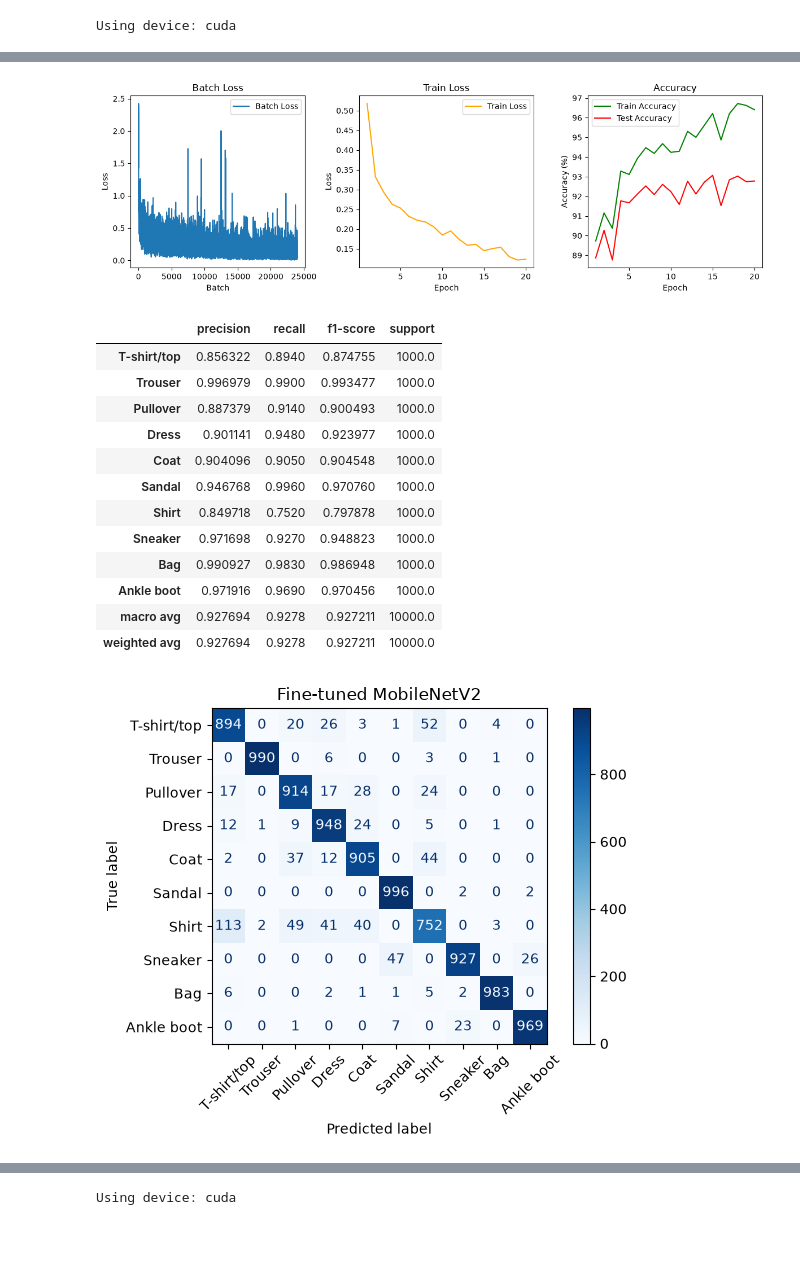
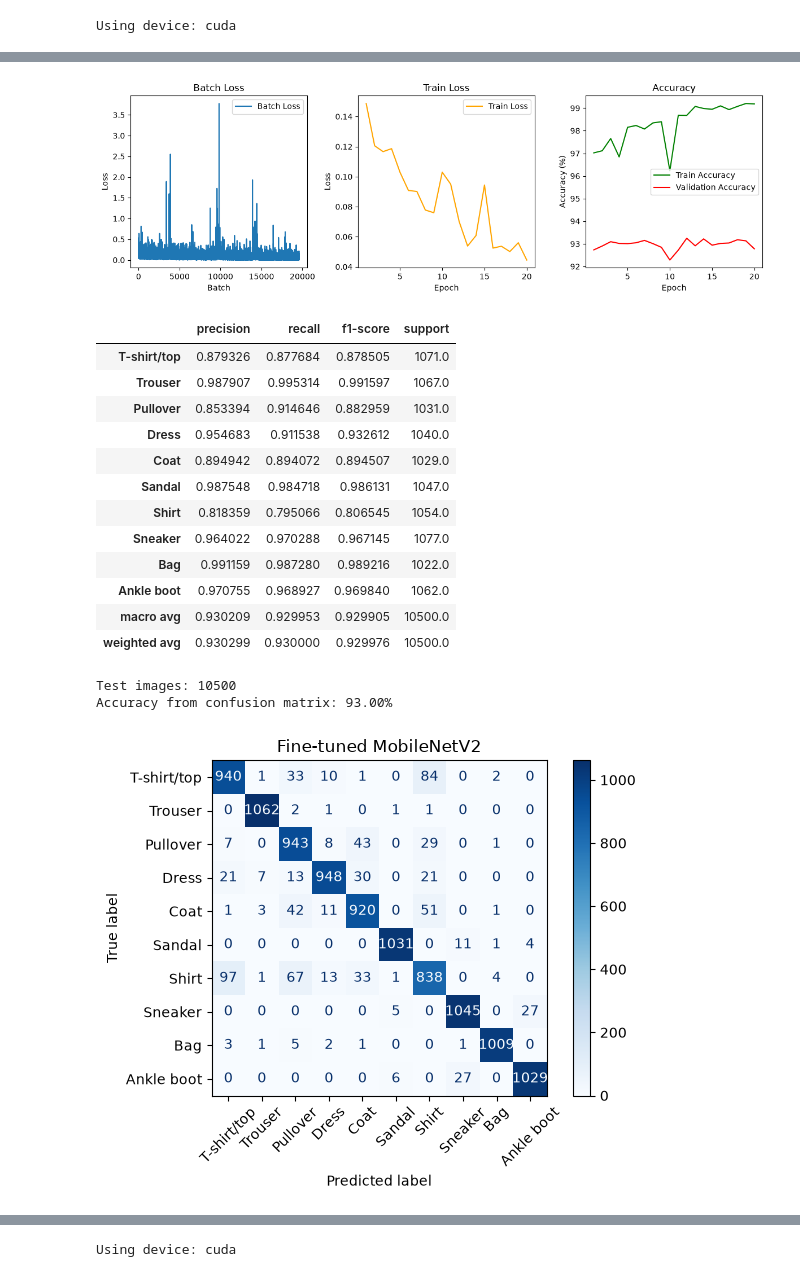
Before and after one commit to chabi1773/EN3150_Assignment_03_Team-FrameX, a Jupyter notebook: PR_assignment.ipynb, the cells around one changed output, grey strips where cells are left out. Drawn from its saved outputs; the diff is of its cells as text; code cells hidden in the pictures; blank space fills up the shorter version.

```diff
--- a/PR_assignment.ipynb
+++ b/PR_assignment.ipynb
@@ -2352,7 +2355,7 @@ for epoch in range(epochs):
 
     # --- FIXED: Calculate accuracy per epoch inside the loop ---
     train_acc = accuracy(trainloader)
-    test_acc = accuracy(testloader)
+    val_acc = accuracy(valloader)
     mobilenetv2_train_accuracies.append(train_acc)
     mobilenetv2_val_accuracies.append(val_acc)
 
@@ -2361,4 +2364,5 @@ mobilenetv2_end = time.time()
 mobilenetv2_time = mobilenetv2_end - mobilenetv2_start
 print("time for training", mobilenetv2_time, "seconds")
 mobilenetv2_test_accuracy = accuracy(testloader)
+print(f"Test Accuracy:{mobilenetv2_test_accuracy:.2f}")
 # %% [output]
@@ -2406,7 +2410,7 @@ plt.legend()
 plt.tight_layout()
 plt.show()
 # %% [output]
-[figure, old version]
+[figure, new version]
 # %%
 # ---new--- Evaluate and save fine-tuned MobileNetV2
 from pathlib import Path
@@ -2417,7 +2421,7 @@ from sklearn.metrics import (
     ConfusionMatrixDisplay,
 )
 
-assert isinstance(model_pt, torchvision.models.MobileNetV2)
+#assert isinstance(model_pt, torchvision.models.MobileNetV2)
 
 results_dir = Path("results") / "mobilenetv2_finetuned"
 results_dir.mkdir(parents=True, exist_ok=True)
@@ -2456,7 +2460,15 @@ matrix = confusion_matrix(
     all_predictions,
     labels=list(range(len(class_names))),
 )
+assert len(all_true_labels) == len(testloader.dataset)
+assert matrix.sum() == len(testloader.dataset)
 
+matrix_accuracy = 100 * matrix.trace() / matrix.sum()
+
+print("Test images:", matrix.sum())
+print(f"Accuracy from confusion matrix: {matrix_accuracy:.2f}%")
+
+assert abs(matrix_accuracy - report["accuracy"] * 100) < 1e-8
 pd.DataFrame(
     matrix, index=class_names, columns=class_names
 ).to_csv(results_dir / "confusion_matrix.csv")
@@ -2472,44 +2484,46 @@ plt.savefig(results_dir / "confusion_matrix.png", dpi=200)
 plt.show()
 
 torch.save(model_pt.state_dict(), results_dir / "weights.pt")
 
 parameter_count = sum(
     parameter.numel() for parameter in model_pt.parameters()
 )
 model_bytes = sum(
     value.numel() * value.element_size()
     for value in model_pt.state_dict().values()
 )
 
 mobilenet_results = pd.DataFrame([{
     "model": "Fine-tuned MobileNetV2",
     "total_parameters": parameter_count,
     "estimated_model_size_MB": model_bytes / 1_000_000,
     "saved_model_size_MB": (
         results_dir / "weights.pt"
     ).stat().st_size / 1_000_000,
     "test_images": len(all_true_labels),
     "test_accuracy_percent": report["accuracy"] * 100,
     "macro_precision": report["macro avg"]["precision"],
     "macro_recall": report["macro avg"]["recall"],
     "macro_f1": report["macro avg"]["f1-score"],
 }])
 
 mobilenet_results.to_csv(results_dir / "results.csv", index=False)
 display(mobilenet_results)
 # %% [output]
 |  | precision | recall | f1-score | support |
-| T-shirt/top | 0.856322 | 0.8940 | 0.874755 | 1000.0 |
-| Trouser | 0.996979 | 0.9900 | 0.993477 | 1000.0 |
-| Pullover | 0.887379 | 0.9140 | 0.900493 | 1000.0 |
-| Dress | 0.901141 | 0.9480 | 0.923977 | 1000.0 |
-| Coat | 0.904096 | 0.9050 | 0.904548 | 1000.0 |
-| Sandal | 0.946768 | 0.9960 | 0.970760 | 1000.0 |
-| Shirt | 0.849718 | 0.7520 | 0.797878 | 1000.0 |
-| Sneaker | 0.971698 | 0.9270 | 0.948823 | 1000.0 |
-| Bag | 0.990927 | 0.9830 | 0.986948 | 1000.0 |
-| Ankle boot | 0.971916 | 0.9690 | 0.970456 | 1000.0 |
-| macro avg | 0.927694 | 0.9278 | 0.927211 | 10000.0 |
-| weighted avg | 0.927694 | 0.9278 | 0.927211 | 10000.0 |
+| T-shirt/top | 0.879326 | 0.877684 | 0.878505 | 1071.0 |
+| Trouser | 0.987907 | 0.995314 | 0.991597 | 1067.0 |
+| Pullover | 0.853394 | 0.914646 | 0.882959 | 1031.0 |
+| Dress | 0.954683 | 0.911538 | 0.932612 | 1040.0 |
+| Coat | 0.894942 | 0.894072 | 0.894507 | 1029.0 |
+| Sandal | 0.987548 | 0.984718 | 0.986131 | 1047.0 |
+| Shirt | 0.818359 | 0.795066 | 0.806545 | 1054.0 |
+| Sneaker | 0.964022 | 0.970288 | 0.967145 | 1077.0 |
+| Bag | 0.991159 | 0.987280 | 0.989216 | 1022.0 |
+| Ankle boot | 0.970755 | 0.968927 | 0.969840 | 1062.0 |
+| macro avg | 0.930209 | 0.929953 | 0.929905 | 10500.0 |
+| weighted avg | 0.930299 | 0.930000 | 0.929976 | 10500.0 |
+Test images: 10500
+Accuracy from confusion matrix: 93.00%
-[figure, old version]
+[figure, new version]
 |  | model | total_parameters | estimated_model_size_MB | saved_model_size_MB | test_images | ... |
```
Also changed, not shown: parts of 32 cells of this notebook.
